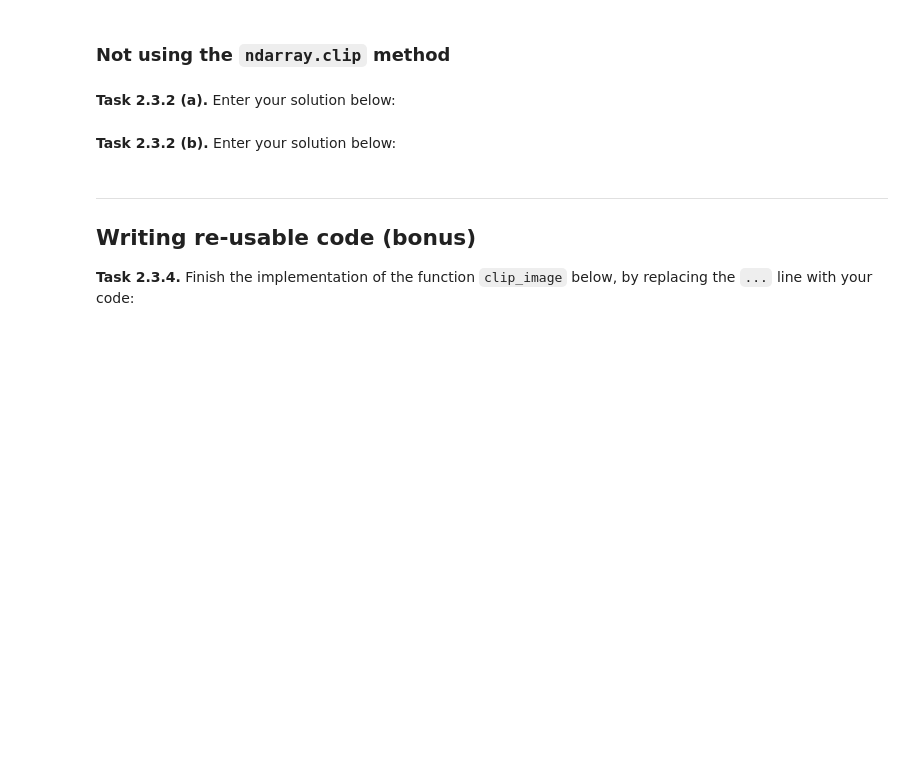
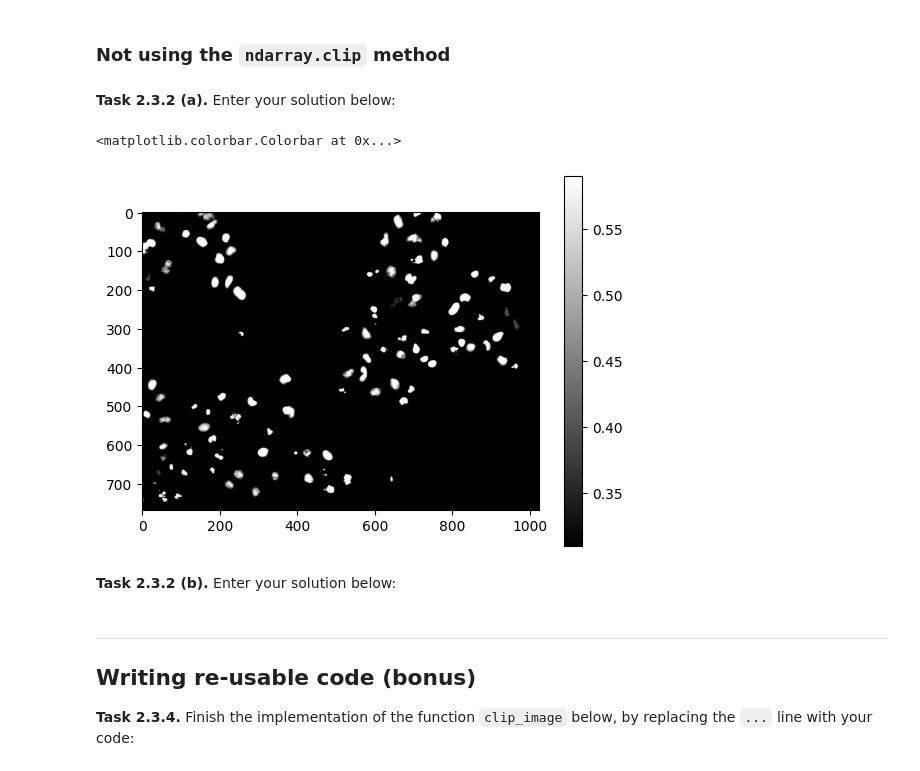
Before and after one commit to sophiahelmes/mobi-fs3-python, a Jupyter notebook: task2.ipynb, the cells around one changed output. Saved outputs shown, nothing was run; the diff lists cells and outputs as text; code cells hidden in the pictures; blank space fills up the shorter version.

```diff
--- a/task2.ipynb
+++ b/task2.ipynb
@@ -56,6 +56,23 @@ plt.colorbar
 ### Not using the `ndarray.clip` method
 # %% [markdown]
 **<a id="#">Task 2.3.2 (a).</a>** Enter your solution below:
+# %%
+imgg = img.copy()
+rows = imgg.shape[0]
+colums = imgg.shape[1]
+
+for i in range (0, rows):
+    for j in range (0, colums):
+        if imgg[i,j] < T1:
+            imgg[i,j] = T1
+        elif imgg[i,j] > T2:
+            imgg[i,j] = T2
+
+plt.imshow(imgg, 'gray')
+plt.colorbar()
+# %% [output]
+<matplotlib.colorbar.Colorbar at 0x...>
+[figure, added]
 # %% [markdown]
 **<a id="#">Task 2.3.2 (b).</a>** Enter your solution below:
 # %% [markdown]
```
